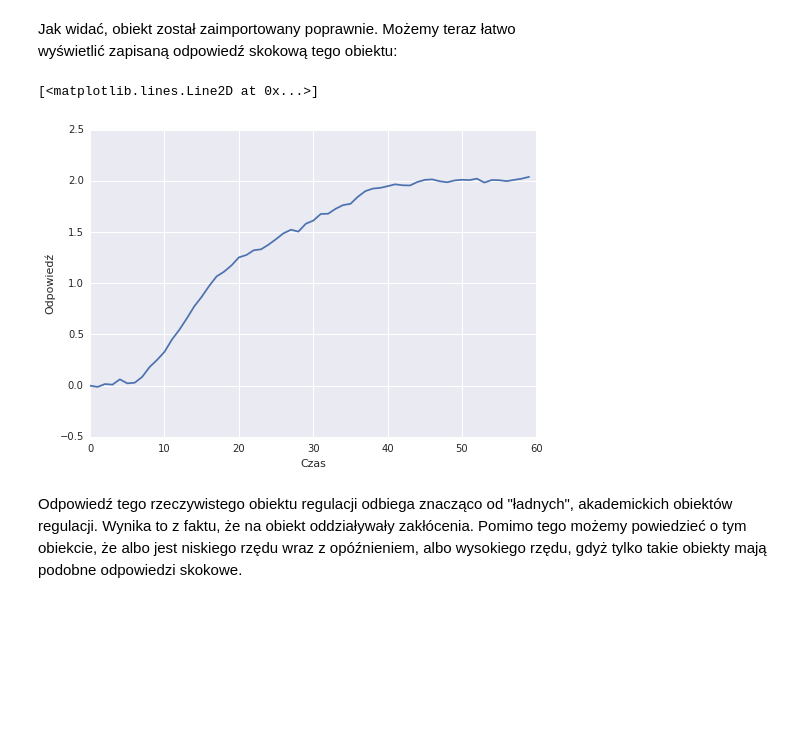
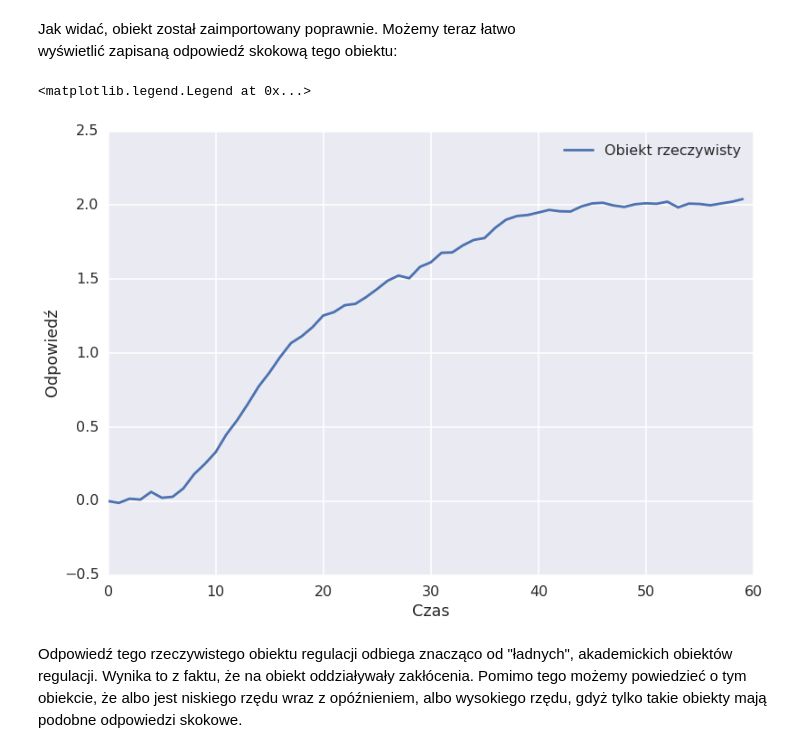
Before and after one commit to pbanaszkiewicz/notebooks, a Jupyter notebook: msd-lab6/sprawozdanie.ipynb, the cells around one changed output. Cells and saved outputs as stored; diff of their text form; code cells hidden in the pictures; blank space fills up the shorter version.

```diff
--- a/msd-lab6/sprawozdanie.ipynb
+++ b/msd-lab6/sprawozdanie.ipynb
@@ -24,10 +30,11 @@ Jak widać, obiekt został zaimportowany poprawnie. Możemy teraz łatwo wyświe
 # %%
 plt.xlabel(u'Czas')
 plt.ylabel(u'Odpowiedź')
-plt.plot(range(60), obiekt[:,0])
+plt.plot(range(60), obiekt[:,0], label=u'Obiekt rzeczywisty')
+plt.legend()
 # %% [output]
-[<matplotlib.lines.Line2D at 0x...>]
+<matplotlib.legend.Legend at 0x...>
-[figure, old version]
+[figure, new version]
 # %% [markdown]
 Odpowiedź tego rzeczywistego obiektu regulacji odbiega znacząco od "ładnych", akademickich obiektów regulacji. Wynika to z faktu, że na obiekt oddziaływały zakłócenia. Pomimo tego możemy powiedzieć o tym obiekcie, że albo jest niskiego rzędu wraz z opóźnieniem, albo wysokiego rzędu, gdyż tylko takie obiekty mają podobne odpowiedzi skokowe.
 # %% [markdown]
```
Also changed, not shown: parts of 36 cells of this notebook.
